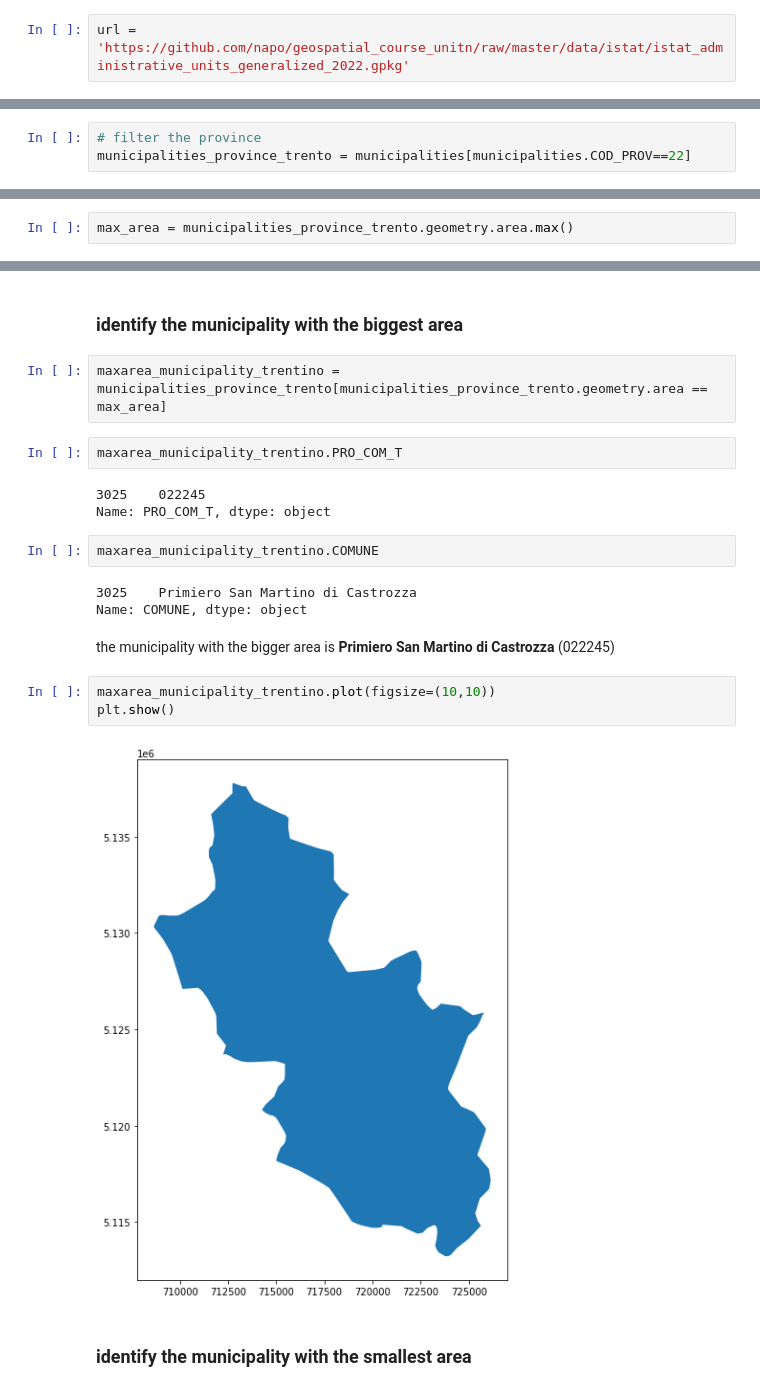
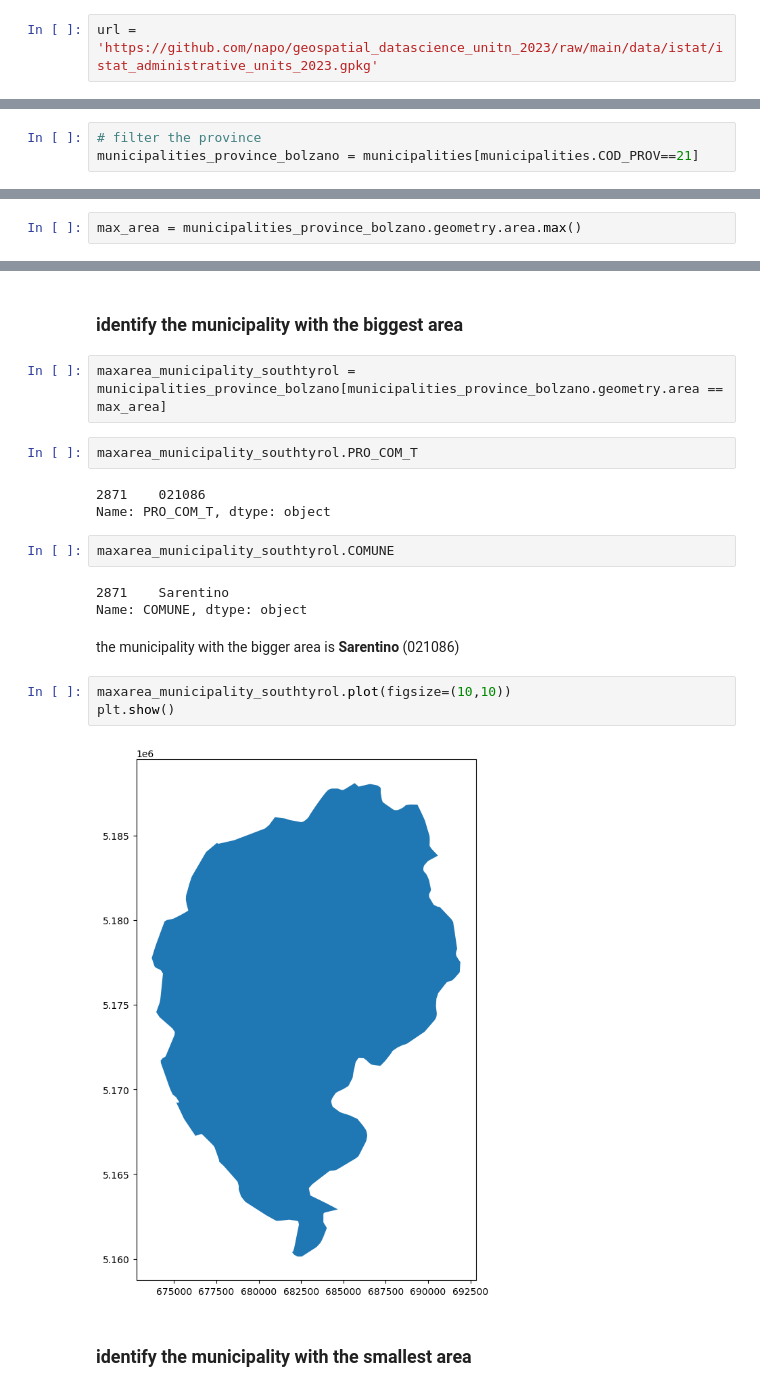
Before and after one commit to napo/geospatial_datascience_unitn_2023, a Jupyter notebook: code/solutions/01_gis_introduction._and_vector_data.ipynb, the cells around one changed output, grey strips where cells are left out. Drawn from its saved outputs; the diff is of its cells as text.

```diff
--- a/code/solutions/01_gis_introduction._and_vector_data.ipynb
+++ b/code/solutions/01_gis_introduction._and_vector_data.ipynb
@@ -60,4 +57,4 @@ In the course material a geopackage file is available with all the shapefiles of
 directory "data"
 # %%
-url = 'https://github.com/napo/geospatial_course_unitn/raw/master/data/istat/istat_administrative_units_generalized_2022.gpkg'
+url = 'https://github.com/napo/geospatial_datascience_unitn_2023/raw/main/data/istat/istat_administrative_units_2023.gpkg'
 # %%
@@ -342,5 +336,5 @@ the **COD_PROV** of the Province of Trento is **22**
 # %%
 # filter the province
-municipalities_province_trento = municipalities[municipalities.COD_PROV==22]
+municipalities_province_bolzano = municipalities[municipalities.COD_PROV==21]
 # %%
 # plot it
@@ -357,7 +351,7 @@ we are using generalized boundaries !!!
 # %% [markdown]
 finding the max area
 # %%
-max_area = municipalities_province_trento.geometry.area.max()
+max_area = municipalities_province_bolzano.geometry.area.max()
 # %%
 max_area
 # %% [output]
@@ -379,24 +373,24 @@ municipalities[municipalities.COD_PROV==22].geometry.area.min()
 # %% [markdown]
 ### identify the municipality with the biggest area
 # %%
-maxarea_municipality_trentino = municipalities_province_trento[municipalities_province_trento.geometry.area == max_area]
+maxarea_municipality_southtyrol = municipalities_province_bolzano[municipalities_province_bolzano.geometry.area == max_area]
 # %%
-maxarea_municipality_trentino.PRO_COM_T
+maxarea_municipality_southtyrol.PRO_COM_T
 # %% [output]
-3025    022245
+2871    021086
 Name: PRO_COM_T, dtype: object
 # %%
-maxarea_municipality_trentino.COMUNE
+maxarea_municipality_southtyrol.COMUNE
 # %% [output]
-3025    Primiero San Martino di Castrozza
+2871    Sarentino
 Name: COMUNE, dtype: object
 # %% [markdown]
-the municipality with the bigger area is **Primiero San Martino di Castrozza** (022245)
+the municipality with the bigger area is **Sarentino** (021086)
 # %%
-maxarea_municipality_trentino.plot(figsize=(10,10))
+maxarea_municipality_southtyrol.plot(figsize=(10,10))
 plt.show()
 # %% [output]
-[figure, old version]
+[figure, new version]
 # %% [markdown]
 ### identify the municipality with the smallest area
 # %%
```
Also changed, not shown: parts of 95 cells of this notebook.
